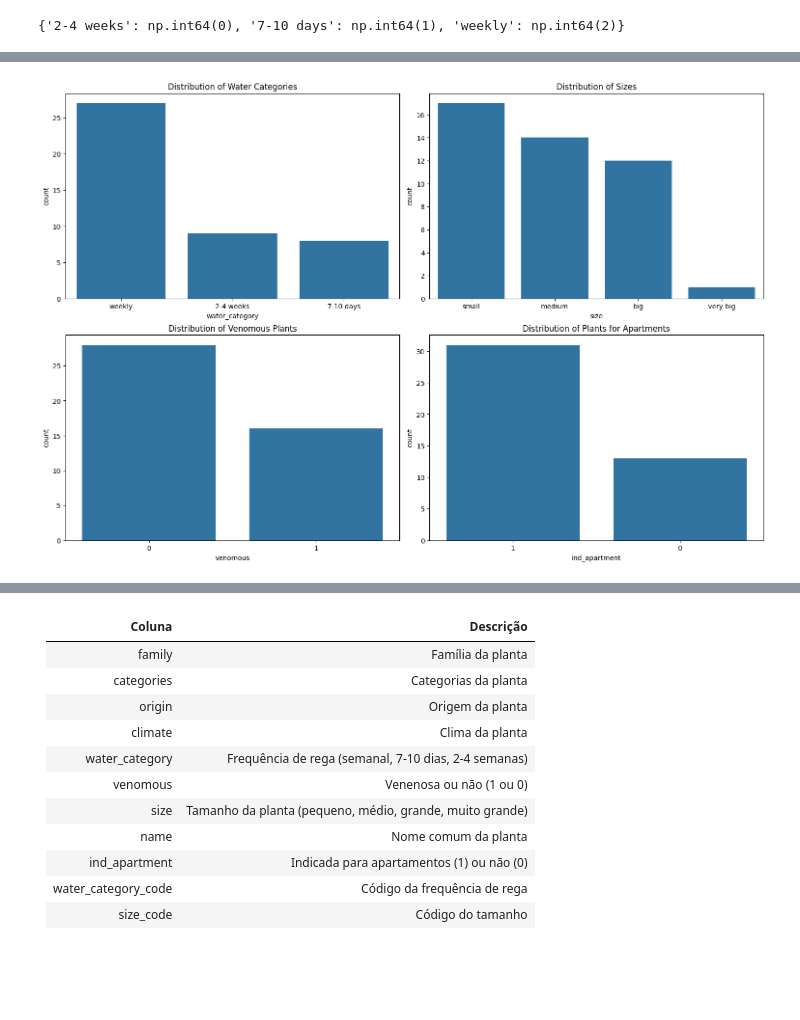
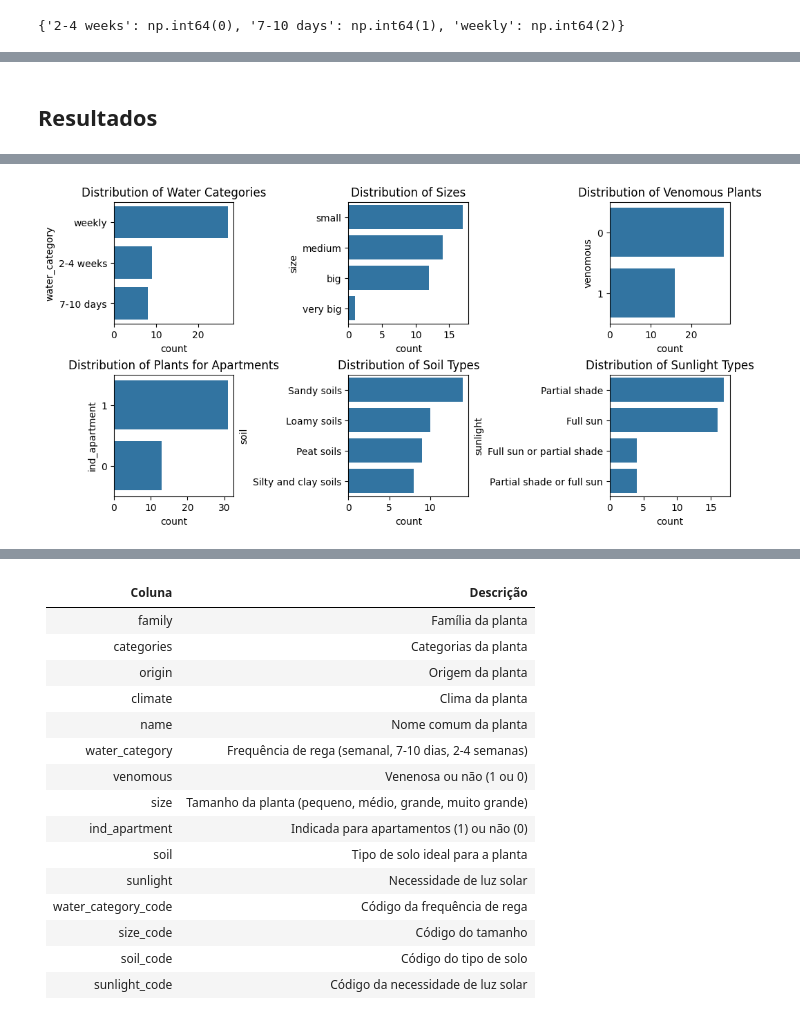
Before and after one commit to Chroma-CESAR/Rooted, a Jupyter notebook: notebook.ipynb, the cells around one changed output, grey strips where cells are left out. Cells and saved outputs as stored; diff of their text form; code cells hidden in the pictures; blank space fills up the shorter version.

Commit message:
add: soil types and sunlight necessary

```diff
--- a/notebook.ipynb
+++ b/notebook.ipynb
@@ -388,0 +452,3 @@ Name: count, dtype: int64
+# %%
+selected_plants['soil'] = selected_plants['family'].map(soil_mapping)
+selected_plants['soil'].value_counts()
@@ -388,0 +506,3 @@ Name: count, dtype: int64
+# %%
+selected_plants['sunlight'] = selected_plants['family'].map(sunlight_mapping)
+selected_plants['sunlight'].value_counts()
@@ -392,20 +519,22 @@ Name: count, dtype: int64
 Codificação das classes categoricas para melhores manipulações e utilizações em cenários de ML
 # %%
 from sklearn.preprocessing import LabelEncoder
-
 encoder = LabelEncoder()
 
 
 coded_plants = selected_plants.copy()
 
-
-
 coded_plants['water_category_code'] = encoder.fit_transform(coded_plants['water_category'])
 water_codes = dict(zip(encoder.classes_, encoder.transform(encoder.classes_)))
 
-
 coded_plants['size_code'] = encoder.fit_transform(coded_plants['size'])
 size_codes = dict(zip(encoder.classes_, encoder.transform(encoder.classes_)))
+
+coded_plants['soil_code'] = encoder.fit_transform(coded_plants['soil'])
+soil_codes = dict(zip(encoder.classes_, encoder.transform(encoder.classes_)))
+
+coded_plants['sunlight_code'] = encoder.fit_transform(coded_plants['sunlight'])
+sunlight_codes = dict(zip(encoder.classes_, encoder.transform(encoder.classes_)))
 # %%
 print("Water Category:")
 water_codes
@@ -444,3 +593,5 @@ memory usage: 4.9+ KB
+# %% [markdown]
+## **Resultados**
 # %%
 df_plants = coded_plants.drop(columns=['img_url', 'common_name', 'zone'])
 df_plants.head()
@@ -453,21 +604,27 @@ df_plants.head()
 | 4 | Araceae | Philodendron | Central America | Tropical | Parlor ivy | weekly | 1 | small | 1 | ... |
 # %%
 
-fig, axes = plt.subplots(2, 2, figsize=(15, 10), constrained_layout=True)
+fig, axes = plt.subplots(2, 3, figsize=(10, 5), constrained_layout=True)
 axes = axes.flatten()  # Flatten the 2D array of axes into a 1D array for easier indexing
 
 axes[0].set_title('Distribution of Water Categories')
-sns.countplot(data=df_plants, x='water_category', order=df_plants['water_category'].value_counts().index, ax=axes[0])
+sns.countplot(data=df_plants, y='water_category', order=df_plants['water_category'].value_counts().index, ax=axes[0])
 
 axes[1].set_title('Distribution of Sizes')
-sns.countplot(data=df_plants, x='size', order=df_plants['size'].value_counts().index, ax=axes[1])
+sns.countplot(data=df_plants, y='size', order=df_plants['size'].value_counts().index, ax=axes[1])
 
 axes[2].set_title('Distribution of Venomous Plants')
-sns.countplot(data=df_plants, x='venomous', order=df_plants['venomous'].value_counts().index, ax=axes[2])
+sns.countplot(data=df_plants, y='venomous', order=df_plants['venomous'].value_counts().index, ax=axes[2])
 
 axes[3].set_title('Distribution of Plants for Apartments')
-sns.countplot(data=df_plants, x='ind_apartment', order=df_plants['ind_apartment'].value_counts().index, ax=axes[3])
+sns.countplot(data=df_plants, y='ind_apartment', order=df_plants['ind_apartment'].value_counts().index, ax=axes[3])
+
+axes[4].set_title('Distribution of Soil Types')
+sns.countplot(data=df_plants, y='soil', order=df_plants['soil'].value_counts().index, ax=axes[4])
+
+axes[5].set_title('Distribution of Sunlight Types')
+sns.countplot(data=df_plants, y='sunlight', order=df_plants['sunlight'].value_counts().index, ax=axes[5])
 
 plt.show()
 # %% [output]
-[figure, old version]
+[figure, new version]
@@ -490,10 +645,14 @@ df_plants.head()
 | categories           | Categorias da planta                                 |
 | origin               | Origem da planta                                     |
 | climate              | Clima da planta                                      |
+| name                 | Nome comum da planta                                 |
 | water_category       | Frequência de rega (semanal, 7-10 dias, 2-4 semanas) |
 | venomous             | Venenosa ou não (1 ou 0)                             |
 | size                 | Tamanho da planta (pequeno, médio, grande, muito grande) |
-| name                 | Nome comum da planta                                 |
 | ind_apartment        | Indicada para apartamentos (1) ou não (0)            |
+| soil                 | Tipo de solo ideal para a planta                     |
+| sunlight             | Necessidade de luz solar                             |
 | water_category_code  | Código da frequência de rega                         |
 | size_code            | Código do tamanho                                    |
+| soil_code            | Código do tipo de solo                               |
+| sunlight_code        | Código da necessidade de luz solar                   |
```
Also changed, not shown: parts of 23 cells of this notebook, 2 other files.
